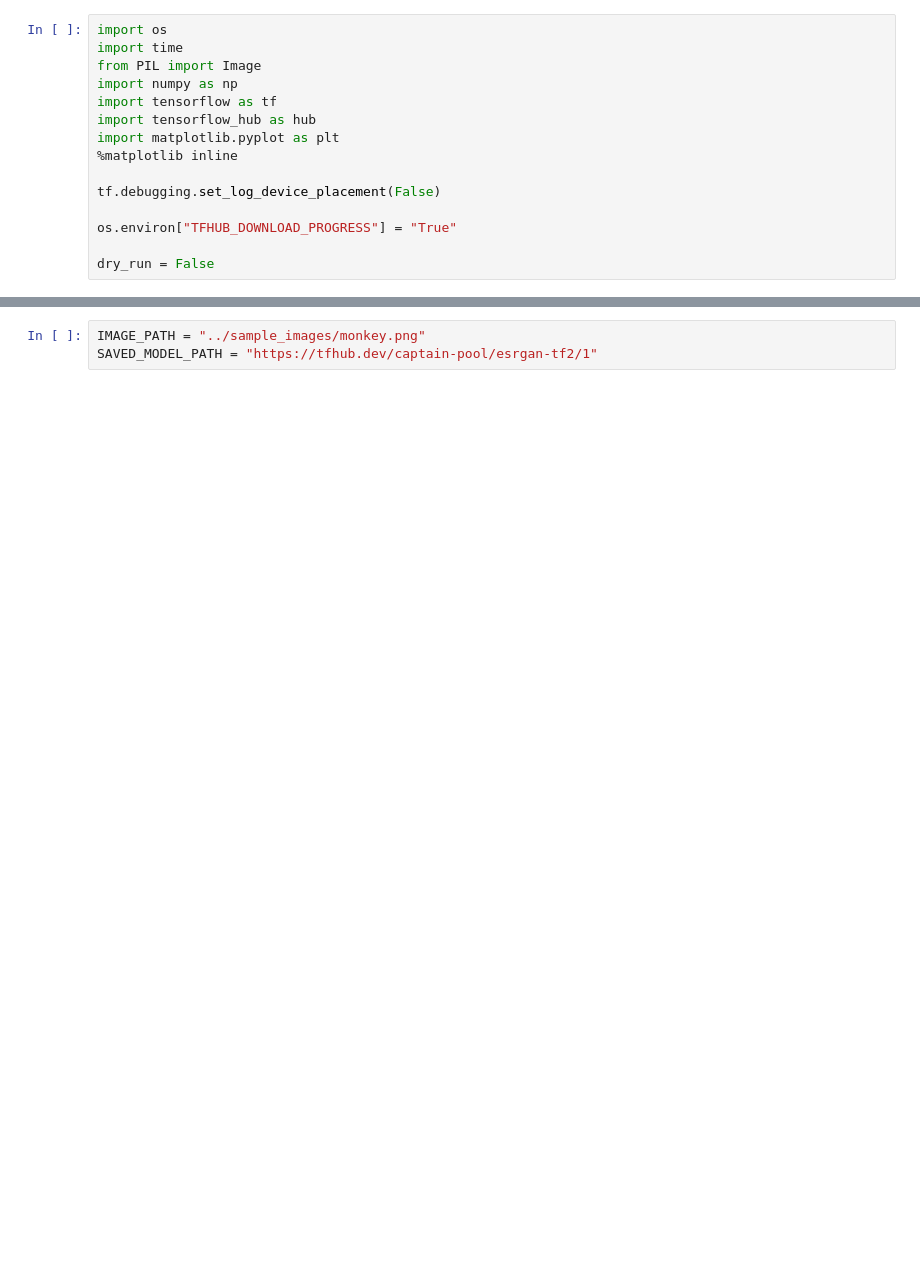
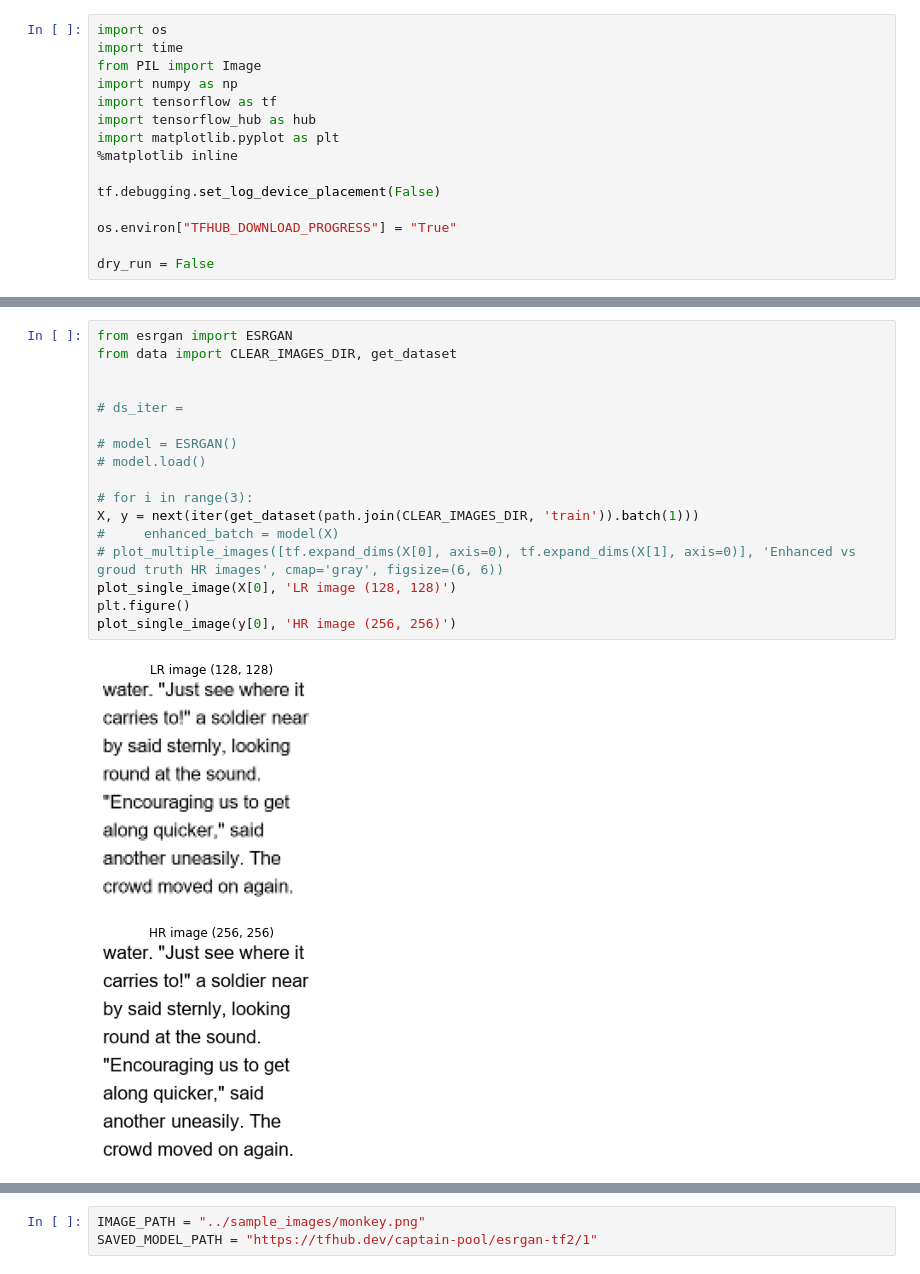
Before and after one commit to Abto-Coursework-Mentoring-2020/super-resolution-engine, a Jupyter notebook: src/main.ipynb, the cells around one changed output, grey strips where cells are left out. Drawn from its saved outputs; the diff is of its cells as text; blank space fills up the shorter version.

```diff
--- a/src/main.ipynb
+++ b/src/main.ipynb
@@ -22,0 +56,20 @@ True
+# %%
+from esrgan import ESRGAN
+from data import CLEAR_IMAGES_DIR, get_dataset
+
+
+# ds_iter =
+
+# model = ESRGAN()
+# model.load()
+
+# for i in range(3):
+X, y = next(iter(get_dataset(path.join(CLEAR_IMAGES_DIR, 'train')).batch(1)))
+#     enhanced_batch = model(X)
+# plot_multiple_images([tf.expand_dims(X[0], axis=0), tf.expand_dims(X[1], axis=0)], 'Enhanced vs groud truth HR images', cmap='gray', figsize=(6, 6))
+plot_single_image(X[0], 'LR image (128, 128)')
+plt.figure()
+plot_single_image(y[0], 'HR image (256, 256)')
+# %% [output]
+[figure, added]
+[figure, added]
```
Also changed, not shown: parts of 38 cells of this notebook, 19 other files.
